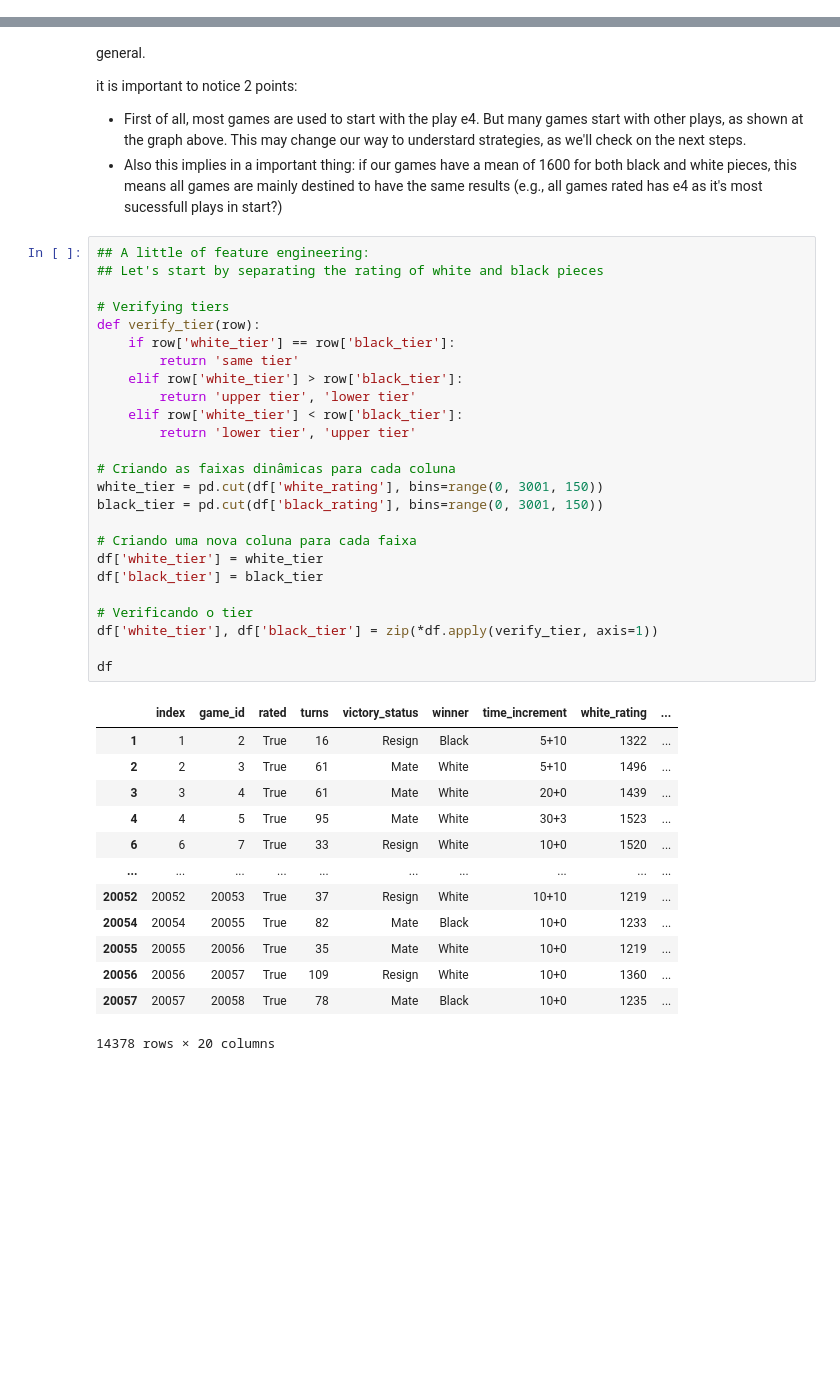
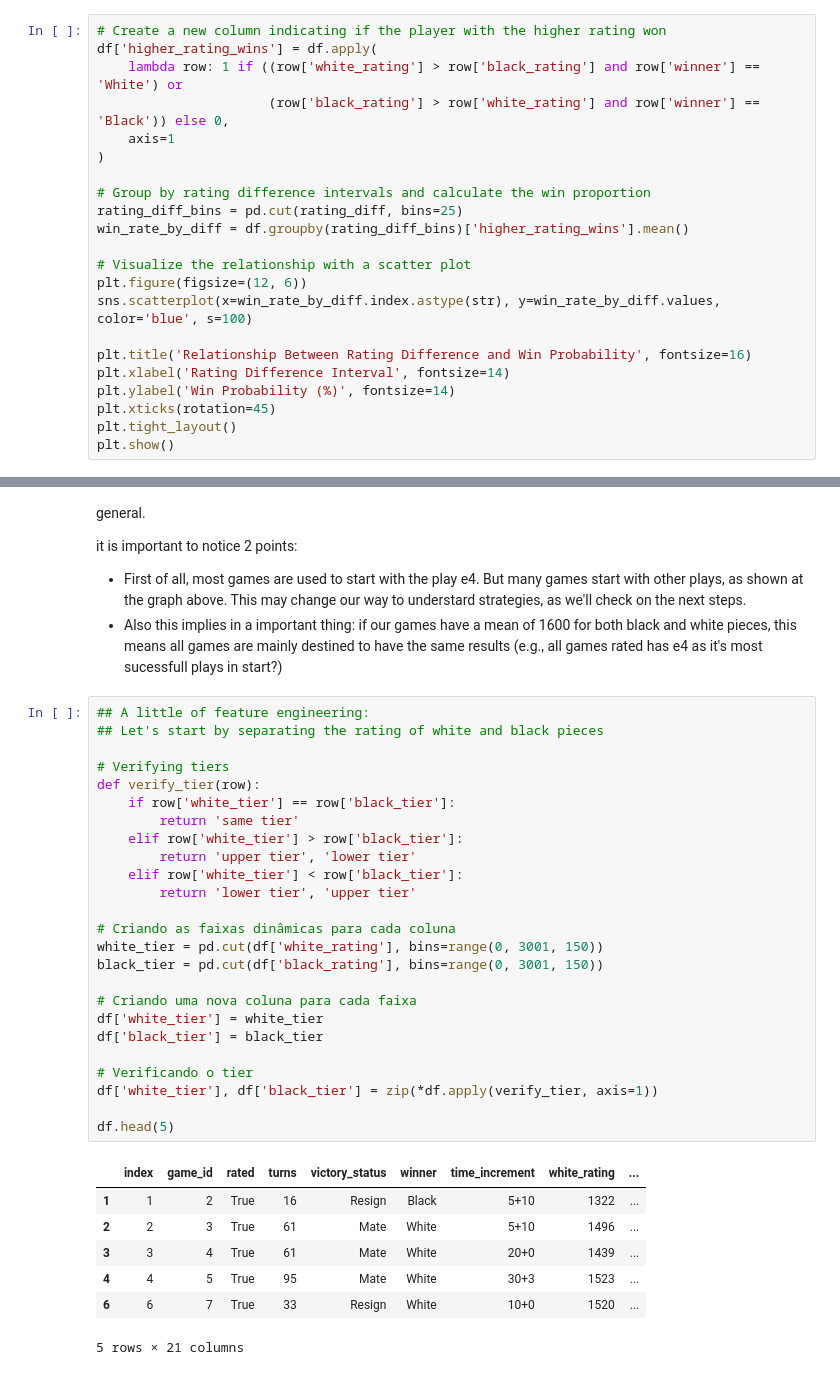
Before and after one commit to sergioneto12/Chess_Analysis, a Jupyter notebook: index.ipynb, the cells around one changed output, grey strips where cells are left out. Saved outputs shown, nothing was run; the diff lists cells and outputs as text; blank space fills up the shorter version.

```diff
--- a/index.ipynb
+++ b/index.ipynb
@@ -162,3 +230,25 @@ plt.show()
 As can be seen below, average chess players are rated at around 1590. This rating is a calculation based on the players wins and loses, being a factor to the type of opening that can be seen over the games.
 
 It is important to notice the standard deviation, with a value around 287 for both sides of the board. It may indicate some sort of problem, but also can indicate that there's a range of who the player can get as its opponent, being this a hypothesis from the current model of online games, that are held by range of rating, not by the exactly same range.
+# %%
+# Create a new column indicating if the player with the higher rating won
+df['higher_rating_wins'] = df.apply(
+    lambda row: 1 if ((row['white_rating'] > row['black_rating'] and row['winner'] == 'White') or
+                      (row['black_rating'] > row['white_rating'] and row['winner'] == 'Black')) else 0,
+    axis=1
+)
+
+# Group by rating difference intervals and calculate the win proportion
+rating_diff_bins = pd.cut(rating_diff, bins=25)
+win_rate_by_diff = df.groupby(rating_diff_bins)['higher_rating_wins'].mean()
+
+# Visualize the relationship with a scatter plot
+plt.figure(figsize=(12, 6))
+sns.scatterplot(x=win_rate_by_diff.index.astype(str), y=win_rate_by_diff.values, color='blue', s=100)
+
+plt.title('Relationship Between Rating Difference and Win Probability', fontsize=16)
+plt.xlabel('Rating Difference Interval', fontsize=14)
+plt.ylabel('Win Probability (%)', fontsize=14)
+plt.xticks(rotation=45)
+plt.tight_layout()
+plt.show()
@@ -438,38 +530,32 @@ it is important to notice 2 points:
 ## A little of feature engineering:
 ## Let's start by separating the rating of white and black pieces
 
 # Verifying tiers
 def verify_tier(row):
     if row['white_tier'] == row['black_tier']:
         return 'same tier'
     elif row['white_tier'] > row['black_tier']:
         return 'upper tier', 'lower tier'
     elif row['white_tier'] < row['black_tier']:
         return 'lower tier', 'upper tier'
 
 # Criando as faixas dinâmicas para cada coluna
 white_tier = pd.cut(df['white_rating'], bins=range(0, 3001, 150))
 black_tier = pd.cut(df['black_rating'], bins=range(0, 3001, 150))
 
 # Criando uma nova coluna para cada faixa
 df['white_tier'] = white_tier
 df['black_tier'] = black_tier
 
 # Verificando o tier
 df['white_tier'], df['black_tier'] = zip(*df.apply(verify_tier, axis=1))
 
-df
+df.head(5)
 # %% [output]
 |  | index | game_id | rated | turns | victory_status | winner | time_increment | white_rating | ... |
 | 1 | 1 | 2 | True | 16 | Resign | Black | 5+10 | 1322 | ... |
 | 2 | 2 | 3 | True | 61 | Mate | White | 5+10 | 1496 | ... |
 | 3 | 3 | 4 | True | 61 | Mate | White | 20+0 | 1439 | ... |
 | 4 | 4 | 5 | True | 95 | Mate | White | 30+3 | 1523 | ... |
 | 6 | 6 | 7 | True | 33 | Resign | White | 10+0 | 1520 | ... |
-| ... | ... | ... | ... | ... | ... | ... | ... | ... | ... |
-| 20052 | 20052 | 20053 | True | 37 | Resign | White | 10+10 | 1219 | ... |
-| 20054 | 20054 | 20055 | True | 82 | Mate | Black | 10+0 | 1233 | ... |
-| 20055 | 20055 | 20056 | True | 35 | Mate | White | 10+0 | 1219 | ... |
-| 20056 | 20056 | 20057 | True | 109 | Resign | White | 10+0 | 1360 | ... |
-| 20057 | 20057 | 20058 | True | 78 | Mate | Black | 10+0 | 1235 | ... |
-14378 rows × 20 columns
+5 rows × 21 columns
```
Also changed, not shown: parts of 6 cells of this notebook.
